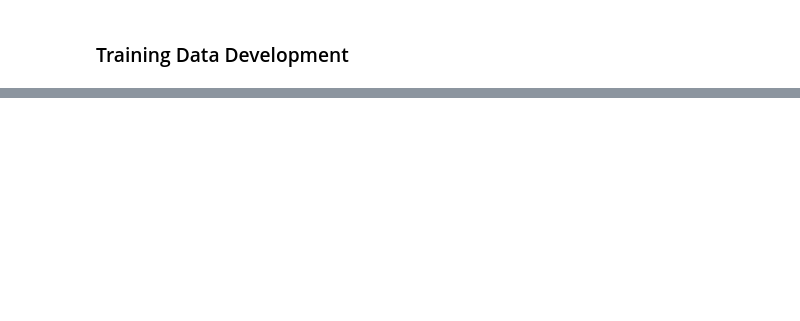
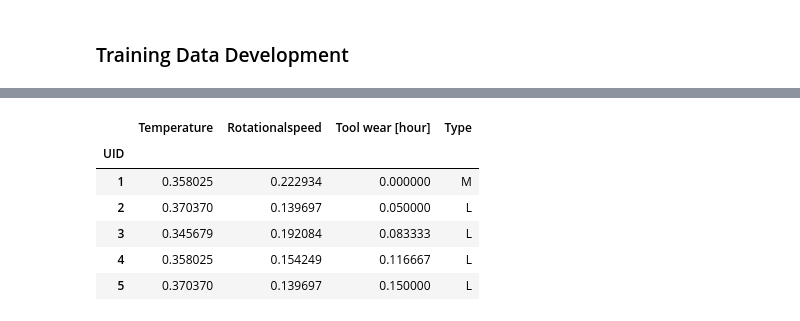
Before and after one commit to dallenwill/MachinePredictiveMaintenance, a Jupyter notebook: MPM_03_Pre-processing&TrainingDataDevelopment.ipynb, the cells around one changed output, grey strips where cells are left out. Saved outputs shown, nothing was run; the diff lists cells and outputs as text; code cells hidden in the pictures; blank space fills up the shorter version.

```diff
--- a/MPM_03_Pre-processing&TrainingDataDevelopment.ipynb
+++ b/MPM_03_Pre-processing&TrainingDataDevelopment.ipynb
@@ -55,11 +50,0 @@ For feature 'Process temperature [K]' and 'Rotational speed [rpm]', I want to pr
-# %%
-from sklearn.preprocessing import MinMaxScaler
-
-# Create a MinMaxScaler instance
-scaler = MinMaxScaler()
-
-# Fit and transform the selected features for normalization
-data['Temperature'] = scaler.fit_transform(data[['Process temperature [K]']])
-data['Rotationalspeed'] = scaler.fit_transform(data[['Rotational speed [rpm]']])
-
-data.drop(['Process temperature [K]', 'Rotational speed [rpm]'], axis=1, inplace=True)
@@ -149,0 +119,10 @@ y_test shape: (2000,)
+# %%
+X_train.head()
+# %% [output]
+|  | Temperature | Rotationalspeed | Tool wear [hour] | Type |
+| UID |  |  |  |  |
+| 1 | 0.358025 | 0.222934 | 0.000000 | M |
+| 2 | 0.370370 | 0.139697 | 0.050000 | L |
+| 3 | 0.345679 | 0.192084 | 0.083333 | L |
+| 4 | 0.358025 | 0.154249 | 0.116667 | L |
+| 5 | 0.370370 | 0.139697 | 0.150000 | L |
```
Also changed, not shown: parts of 22 cells of this notebook, 5 other files.
